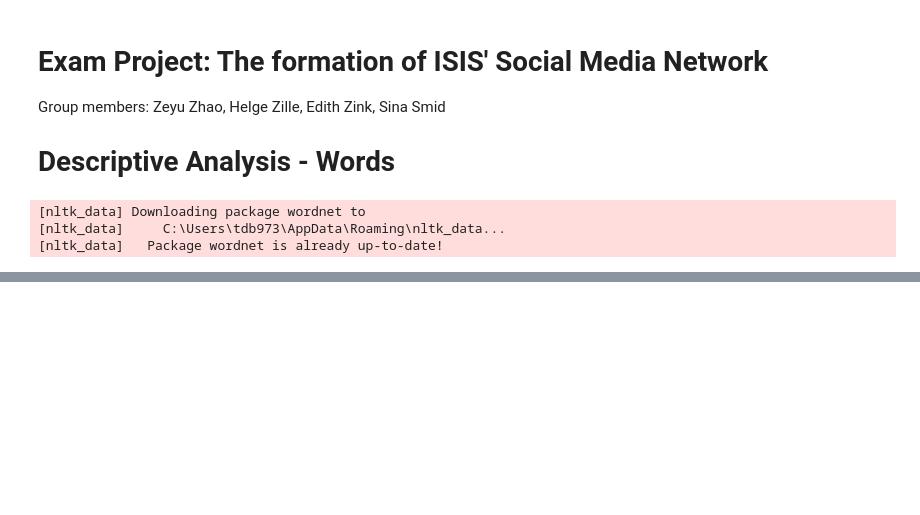
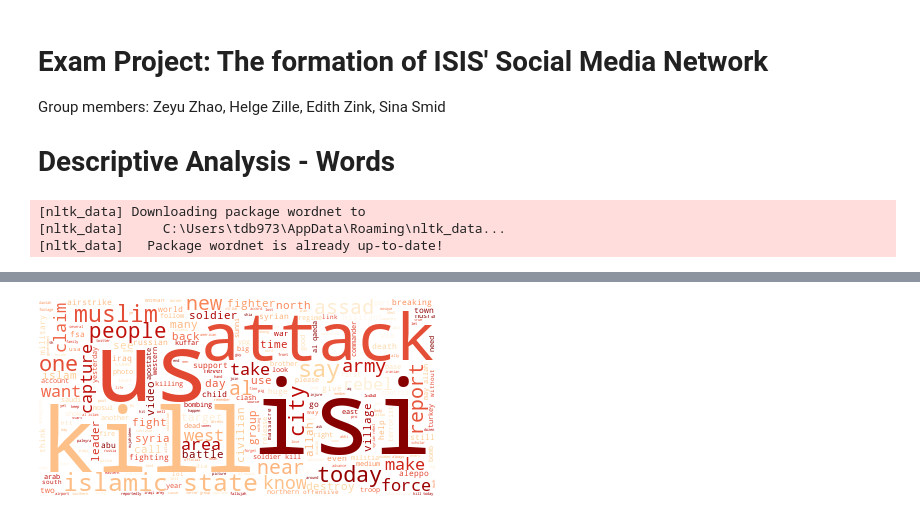
Before and after one commit to zeyuuu/Project, a Jupyter notebook: descriptives_text_18052019.ipynb, the cells around one changed output, grey strips where cells are left out. Saved outputs shown, nothing was run; the diff lists cells and outputs as text; code cells hidden in the pictures; blank space fills up the shorter version.

```diff
--- a/descriptives_text_18052019.ipynb
+++ b/descriptives_text_18052019.ipynb
@@ -88,0 +93,11 @@ Text(0.5, 1.0, 'log-log plot of words frequency')
+# %%
+# Wordcloud
+from wordcloud import WordCloud
+long_string = ','.join(all_words2)
+wordcloud = WordCloud(background_color="white", max_words=5000,
+                      contour_width=3, contour_color='red', colormap='OrRd')
+
+wordcloud.generate(long_string)
+wordcloud.to_image()
+# %% [output]
+[figure, added]
```
Also changed, not shown: parts of 4 cells of this notebook, 1 other file.
